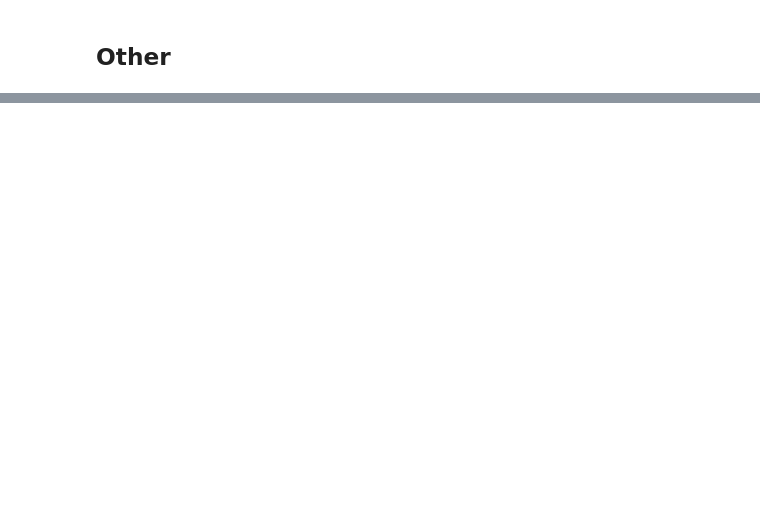
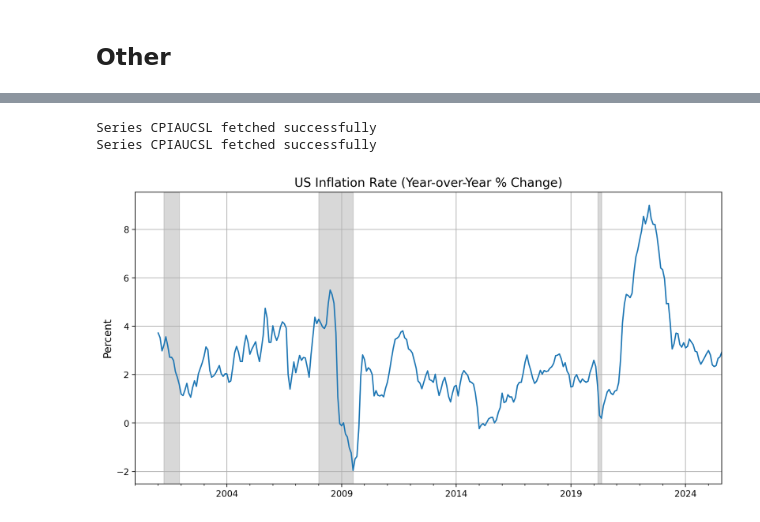
Before and after one commit to Salling3650/Stock_marked, a Jupyter notebook: Economy.ipynb, the cells around one changed output, grey strips where cells are left out. Drawn from its saved outputs; the diff is of its cells as text; code cells hidden in the pictures; blank space fills up the shorter version.

```diff
--- a/Economy.ipynb
+++ b/Economy.ipynb
@@ -193,0 +233,26 @@ Series APU000072610 fetched successfully
+# %%
+# Plot inflation data (Consumer Price Index)
+try:
+    inflation = fred.get_series('CPIAUCSL')
+    inflation = inflation.loc[start_date:]
+    print("Series CPIAUCSL fetched successfully")
+
+    # Calculate year-over-year inflation rate
+    inflation_rate = inflation.pct_change(12) * 100
+
+    # Plot
+    plt.figure(figsize=(12, 6))
+    inflation_rate.plot()
+    plt.title('US Inflation Rate (Year-over-Year % Change)')
+    plt.xlabel('Date')
+    plt.ylabel('Percent')
+    plt.grid(True)
+    add_recession_shading(plt.gca())
+    plt.show()
+
+except Exception as e:
+    print(f"Series CPIAUCSL not available: {e}")
+# %% [output]
+Series CPIAUCSL fetched successfully
+Series CPIAUCSL fetched successfully
+[figure, added]
```
Also changed, not shown: parts of 7 cells of this notebook.
